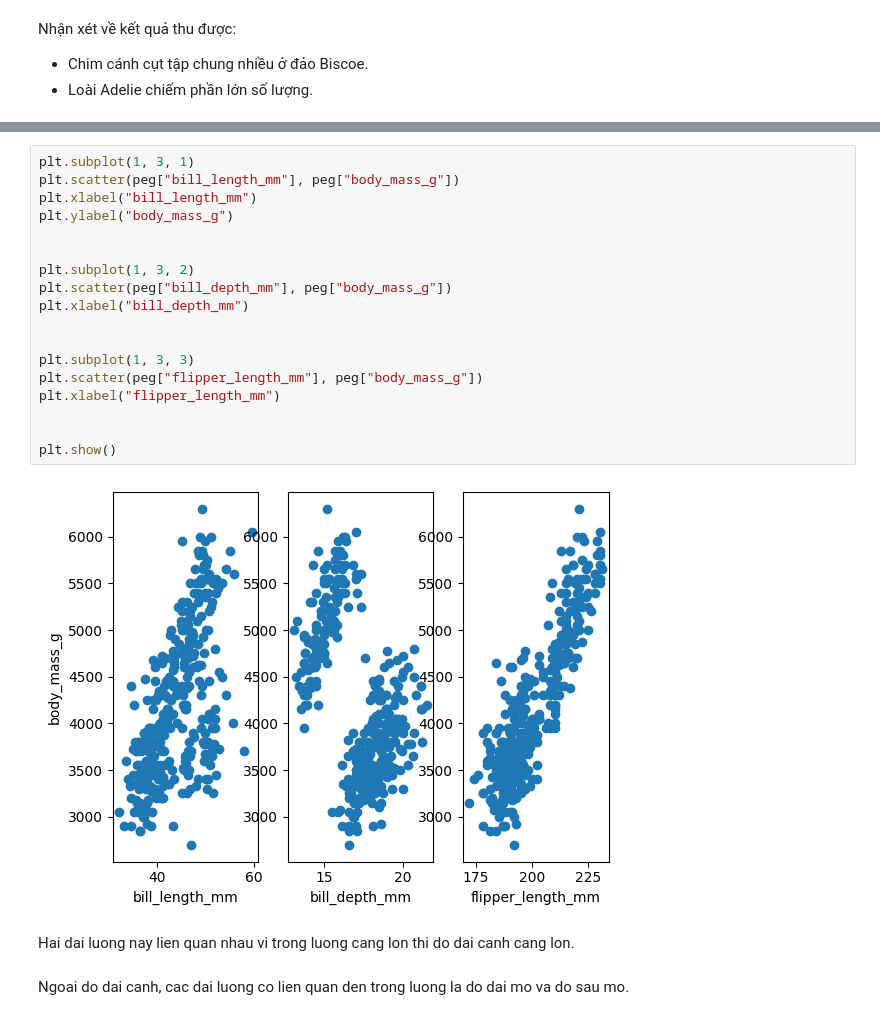
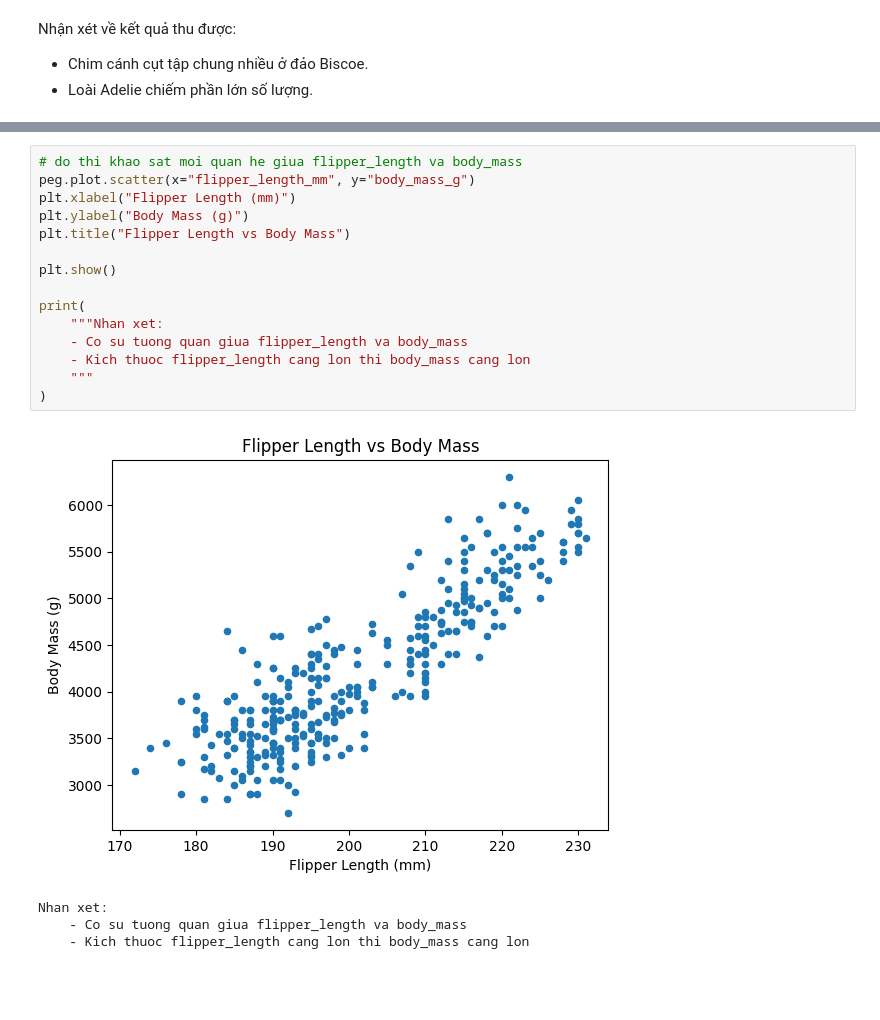
Before and after one commit to tiesen243/data-analyst, a Jupyter notebook: midterm-practice/peg.ipynb, the cells around one changed output, grey strips where cells are left out. Cells and saved outputs as stored; diff of their text form; blank space fills up the shorter version.

```diff
--- a/midterm-practice/peg.ipynb
+++ b/midterm-practice/peg.ipynb
@@ -75,24 +94,20 @@ plt.show()
-# %%
-plt.subplot(1, 3, 1)
-plt.scatter(peg["bill_length_mm"], peg["body_mass_g"])
-plt.xlabel("bill_length_mm")
-plt.ylabel("body_mass_g")
-
-
-plt.subplot(1, 3, 2)
-plt.scatter(peg["bill_depth_mm"], peg["body_mass_g"])
-plt.xlabel("bill_depth_mm")
-
-
-plt.subplot(1, 3, 3)
-plt.scatter(peg["flipper_length_mm"], peg["body_mass_g"])
-plt.xlabel("flipper_length_mm")
-
-
-plt.show()
-# %% [output]
-[figure, removed]
-# %% [markdown]
-Hai dai luong nay lien quan nhau vi trong luong cang lon thi do dai canh cang lon.
-# %% [markdown]
-Ngoai do dai canh, cac dai luong co lien quan den trong luong la do dai mo va do sau mo.
+# %%
+# do thi khao sat moi quan he giua flipper_length va body_mass
+peg.plot.scatter(x="flipper_length_mm", y="body_mass_g")
+plt.xlabel("Flipper Length (mm)")
+plt.ylabel("Body Mass (g)")
+plt.title("Flipper Length vs Body Mass")
+
+plt.show()
+
+print(
+    """Nhan xet:
+    - Co su tuong quan giua flipper_length va body_mass
+    - Kich thuoc flipper_length cang lon thi body_mass cang lon
+    """
+)
+# %% [output]
+[figure, added]
+Nhan xet:
+    - Co su tuong quan giua flipper_length va body_mass
+    - Kich thuoc flipper_length cang lon thi body_mass cang lon
```
Also changed, not shown: parts of 4 cells of this notebook.
